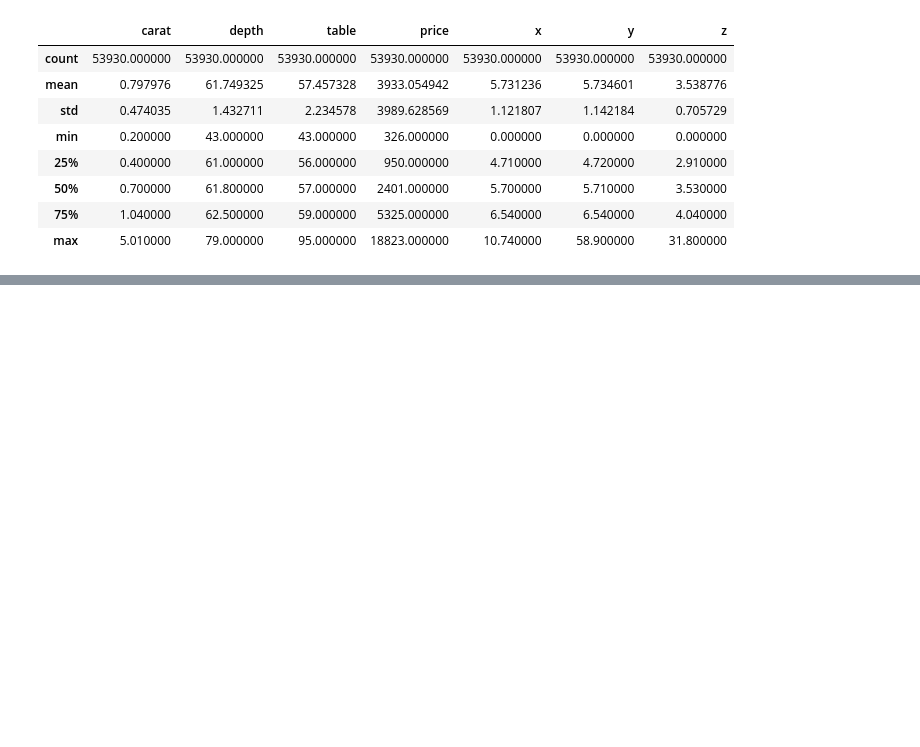
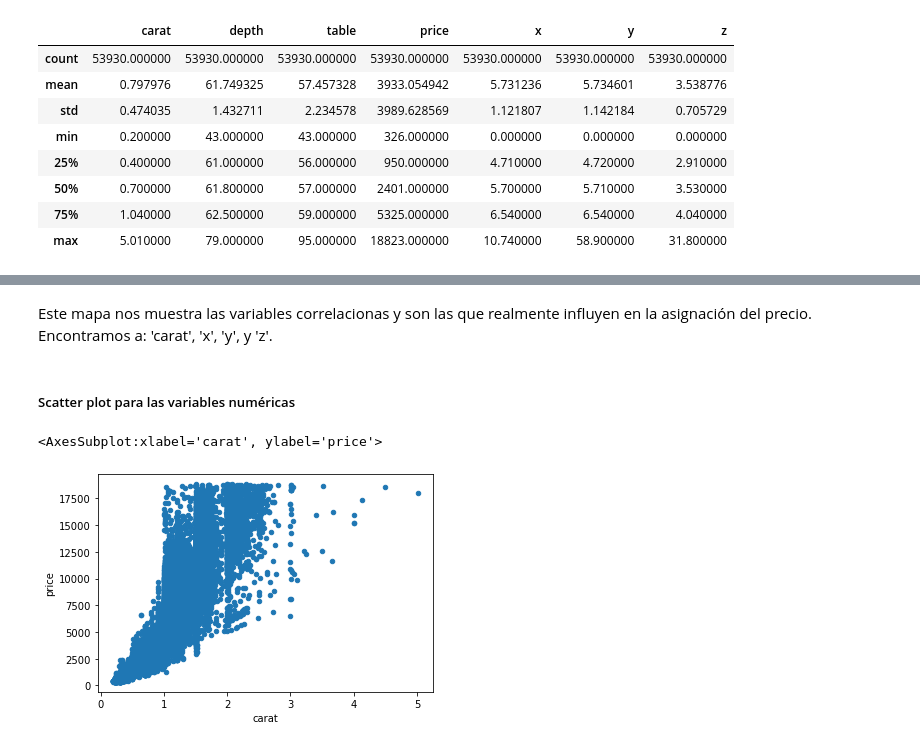
Before and after one commit to DemetrioCN/dataScientist, a Jupyter notebook: The-lapidarist-problem.ipynb, the cells around one changed output, grey strips where cells are left out. Saved outputs shown, nothing was run; the diff lists cells and outputs as text; code cells hidden in the pictures; blank space fills up the shorter version.

```diff
--- a/The-lapidarist-problem.ipynb
+++ b/The-lapidarist-problem.ipynb
@@ -64,0 +110,11 @@ Name: carat, Length: 53930, dtype: float64
+# %% [markdown]
+Este mapa nos muestra las variables correlacionas y son las que realmente influyen en la asignación del precio.
+Encontramos a: 'carat', 'x', 'y', y 'z'.
+# %% [markdown]
+##### Scatter plot para las variables numéricas
+# %%
+# Scatterplot quilate y precio
+df.plot.scatter(x='carat',y='price')
+# %% [output]
+<AxesSubplot:xlabel='carat', ylabel='price'>
+[figure, added]
```
Also changed, not shown: parts of 34 cells of this notebook.
